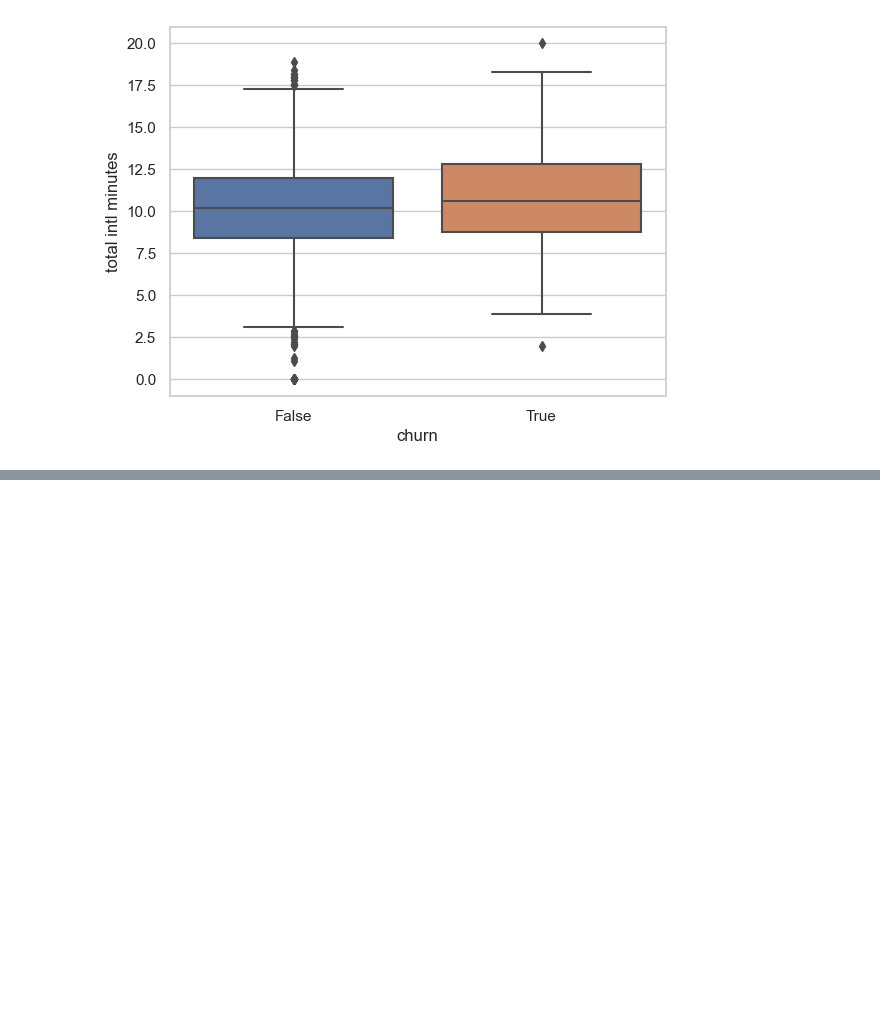
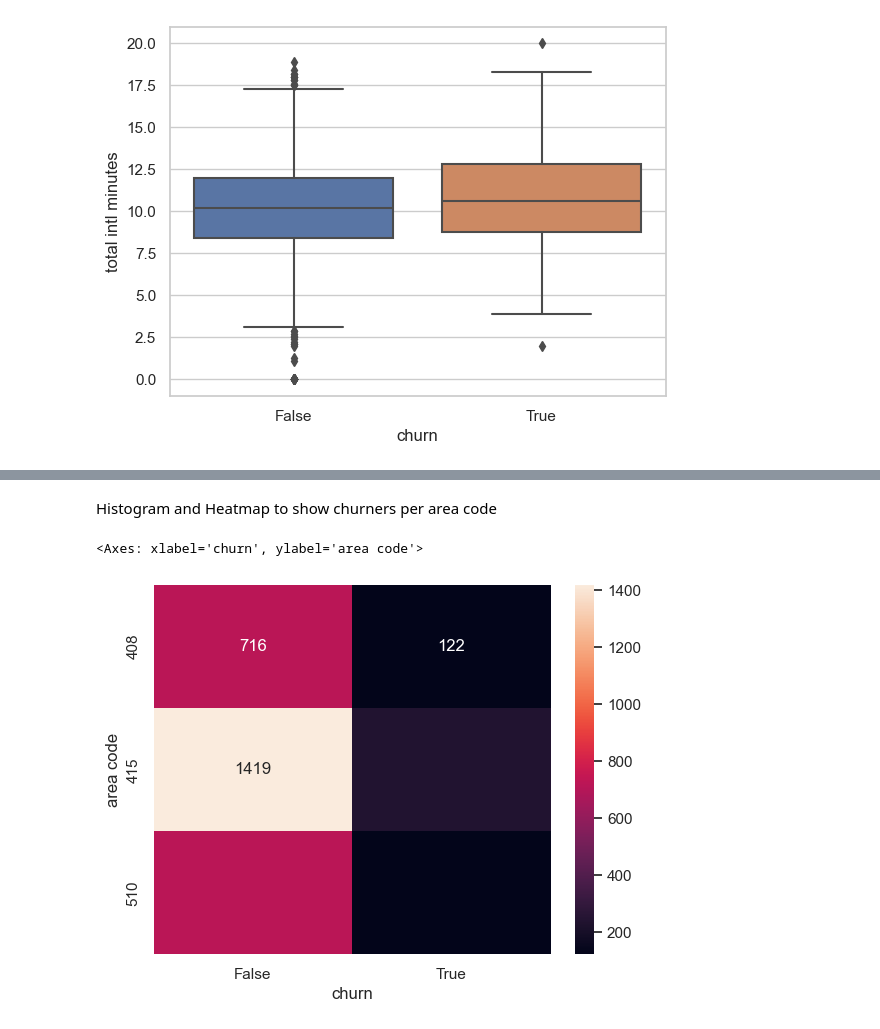
Before and after one commit to njerinjuguna/Customer-Churn, a Jupyter notebook: index.ipynb, the cells around one changed output, grey strips where cells are left out. Drawn from its saved outputs; the diff is of its cells as text; code cells hidden in the pictures; blank space fills up the shorter version.

```diff
--- a/index.ipynb
+++ b/index.ipynb
@@ -180,0 +192,11 @@ sns.boxplot(x = 'churn' , y = "total intl minutes" , data=df)
+# %% [markdown]
+Histogram and Heatmap to show churners per area code
+# %%
+df_counts = df.groupby(['churn', 'area code']).size()
+df_counts = df_counts.reset_index(name = 'count')
+df_counts = df_counts.pivot(index = 'area code', columns = 'churn', values = 'count')
+
+sns.heatmap(df_counts,annot = True, fmt = 'd')
+# %% [output]
+<Axes: xlabel='churn', ylabel='area code'>
+[figure, added]
```
Also changed, not shown: parts of 17 cells of this notebook, 2 other files.
